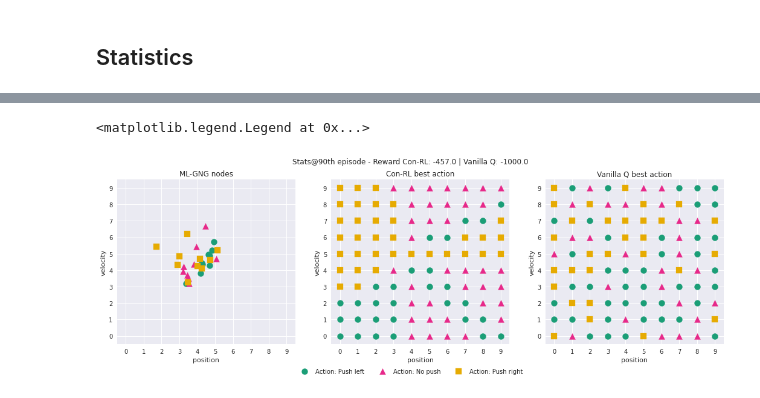
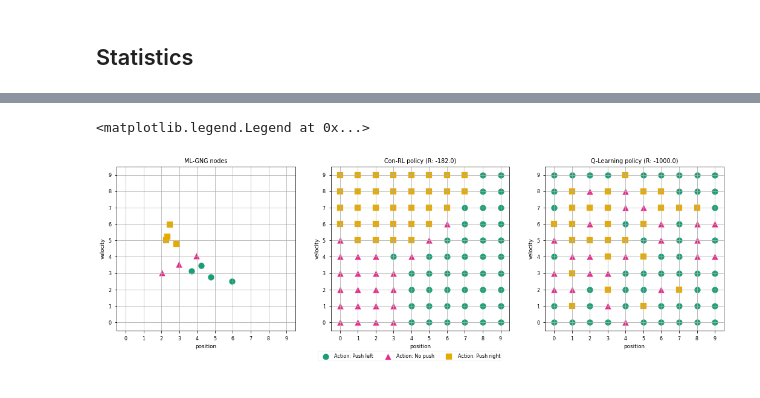
Before and after one commit to nhabbash/con-rl, a Jupyter notebook: notebooks/conrl/conrl_mountaincar.ipynb, the cells around one changed output, grey strips where cells are left out. Drawn from its saved outputs; the diff is of its cells as text; code cells hidden in the pictures.

```diff
--- a/notebooks/conrl/conrl_mountaincar.ipynb
+++ b/notebooks/conrl/conrl_mountaincar.ipynb
@@ -8,6 +8,7 @@
 # %%
 from src.conrl import ConRL
 from src.qlearning import QLearningAgent
+from src.sarsalambda import SarsaLambdaAgent
 from src.utils import *
 
 import itertools
@@ -25,7 +26,7 @@ import matplotlib.pyplot as plt
 import matplotlib.collections as mc
 
 %matplotlib inline
-plt.style.use('seaborn')
+plt.style.use('seaborn-paper')
 np.set_printoptions(precision=3, linewidth=80)
 # %% [markdown]
 ## Q-Learning
@@ -107,15 +108,7 @@ mlgng_params = {
     "max_age": 200
 }
 # %%
-stats_cr= {
-        "step":  np.zeros(num_episodes),
-        "cumulative_reward":  np.zeros(num_episodes),
-        "selector":    np.zeros(num_episodes),
-        "global_error":     np.zeros((num_episodes, env.action_space.n)),
-        "mlgng_nodes":      [],
-        "best_actions":     [],
-
-}
+stats_cr = build_conrl_stats(num_episodes, env)
 
 conrl = ConRL(action_size=env.action_space.n, state_size=state_size, update_threshold=10)
 support = QLearningAgent(action_size=env.action_space.n, state_size=state_size, **q_params)
@@ -239,41 +271,49 @@ fig.tight_layout()
+# %%
+tmp = stats_cr["mlgng_nodes"][70].copy()
+tmp[0:2, tmp[2]==0]+= [[0.4], [-0.4]]
+tmp[0:2, tmp[2]==2]+=[[-0.4], [0.4]]
+
+tmp[0:2, tmp[2]==0]+= np.random.normal(0, 0.3, size=tmp[0:2, tmp[2]==0].shape)
+tmp[0:2, tmp[2]==2]+= np.random.normal(0, 0.3, size=tmp[0:2, tmp[2]==2].shape)
 # %%
+
 fig, ax = plt.subplots(ncols=3, figsize=(18, 5))
 ax = ax.flatten()
 
-ep = 90
-fig.suptitle("Stats@{}th episode - Reward Con-RL: {} | Vanilla Q: {}".format(ep, stats_cr["cumulative_reward"][ep], stats_q["cumulative_reward"][ep]))
-project_nodes(nodes=stats_cr["mlgng_nodes"][ep],
+ep = 70
+#fig.suptitle("Stats@{}th episode - Reward Con-RL: {} | Vanilla Q: {}".format(ep, stats_cr["cumulative_reward"][ep], stats_q["cumulative_reward"][ep]))
+project_nodes(nodes=tmp,
             state_size=state_size,
             action_names=act_dict,
             symbols=act_symbol,
             colors=act_color,
             axis_names=["position", "velocity"],
             title="ML-GNG nodes",
             round=False,
             def_plot=(fig, ax[0]))
 
 project_nodes(nodes=stats_cr["best_actions"][ep],
             state_size=state_size,
             action_names=act_dict,
             symbols=act_symbol,
             colors=act_color,
             axis_names=["position", "velocity"],
-            title="Con-RL best action",
+            title="Con-RL policy (R: {})".format(stats_cr["cumulative_reward"][ep]),
             round=True,
             def_plot=(fig, ax[1]))
 
 project_nodes(nodes=stats_q["best_actions"][ep],
             state_size=state_size,
             action_names=act_dict,
             symbols=act_symbol,
             colors=act_color,
             axis_names=["position", "velocity"],
-            title="Vanilla Q best action",
+            title="Q-Learning policy (R: {})".format(stats_q["cumulative_reward"][ep]),
             round=True,
             labels=True,
             def_plot=(fig, ax[2]),
             legend=False)
 fig.legend(bbox_to_anchor=(0.5, 0.04), loc='upper center', ncol=3)
 # %% [output]
 <matplotlib.legend.Legend at 0x...>
-[figure, old version]
+[figure, new version]
```
Also changed, not shown: parts of 15 cells of this notebook, 7 other files.
